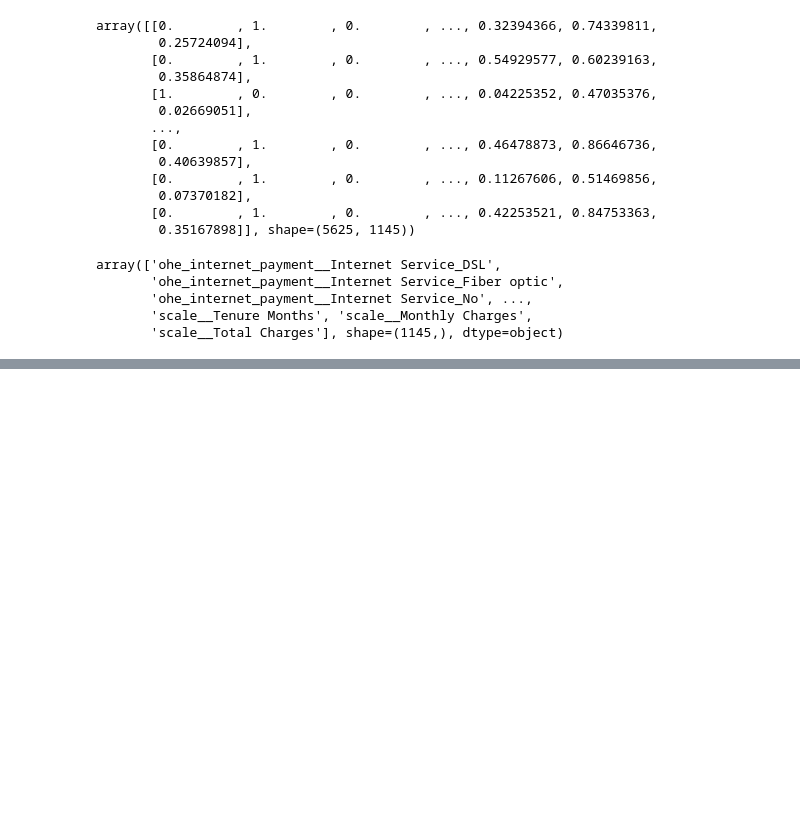
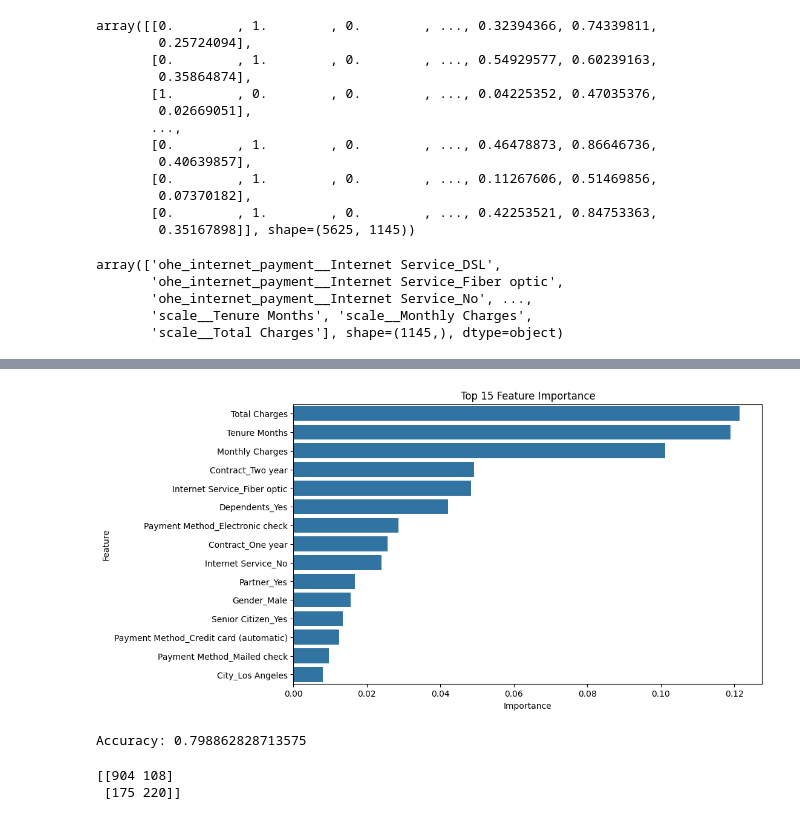
Before and after one commit to prajwal0756/Data-Science, a Jupyter notebook: Project/Telco_customer_churn_Analysis.ipynb, the cells around one changed output, grey strips where cells are left out. Drawn from its saved outputs; the diff is of its cells as text; code cells hidden in the pictures; blank space fills up the shorter version.

```diff
--- a/Project/Telco_customer_churn_Analysis.ipynb
+++ b/Project/Telco_customer_churn_Analysis.ipynb
@@ -868,0 +892,2 @@ accuracy_score
+# %%
+pipe.fit(x_train, y_train)
@@ -868,0 +905,25 @@ accuracy_score
+# %%
+encoded_cols = pipe.named_steps['preprocessor'] \
+                   .named_transformers_['cat'] \
+                   .get_feature_names_out(cat_cols)
+
+all_features = list(encoded_cols) + list(num_cols)
+# %%
+importances = pipe.named_steps['model'].feature_importances_
+# %%
+import pandas as pd
+
+feat_imp = pd.DataFrame({
+    'Feature': all_features,
+    'Importance': importances
+}).sort_values(by='Importance', ascending=False)
+# %%
+top_n = 15
+feat_imp_top = feat_imp.head(top_n)
+
+plt.figure(figsize=(10,6))
+sns.barplot(x='Importance', y='Feature', data=feat_imp_top)
+plt.title("Top 15 Feature Importance")
+plt.show()
+# %% [output]
+[figure, added]
@@ -868,0 +933,15 @@ accuracy_score
+# %%
+from sklearn.metrics import accuracy_score
+
+accuracy = accuracy_score(y_test, y_pred)
+print("Accuracy:", accuracy)
+# %% [output]
+Accuracy: 0.798862828713575
+# %%
+from sklearn.metrics import confusion_matrix
+
+cm = confusion_matrix(y_test, y_pred)
+print(cm)
+# %% [output]
+[[904 108]
+ [175 220]]
```
Also changed, not shown: parts of 11 cells of this notebook, 11 other files.
